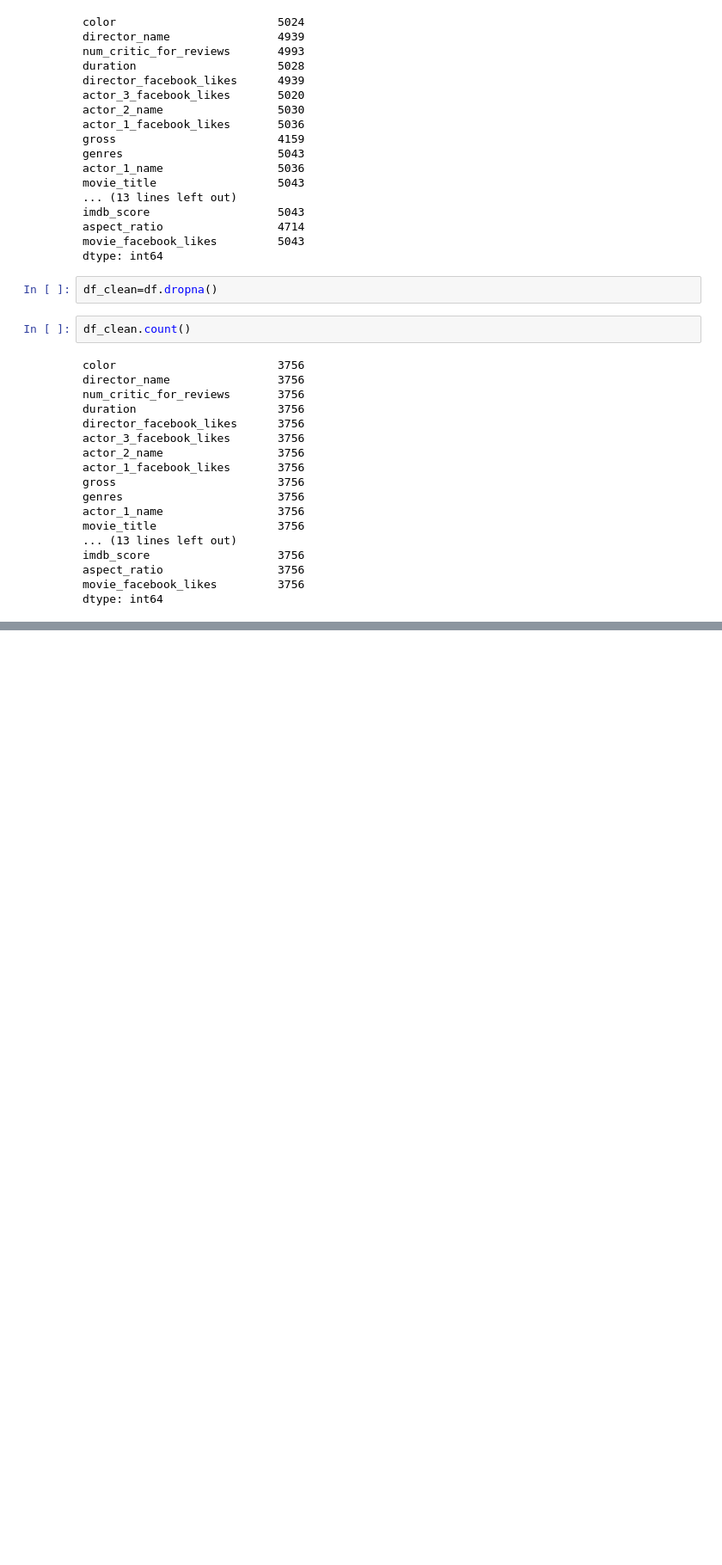
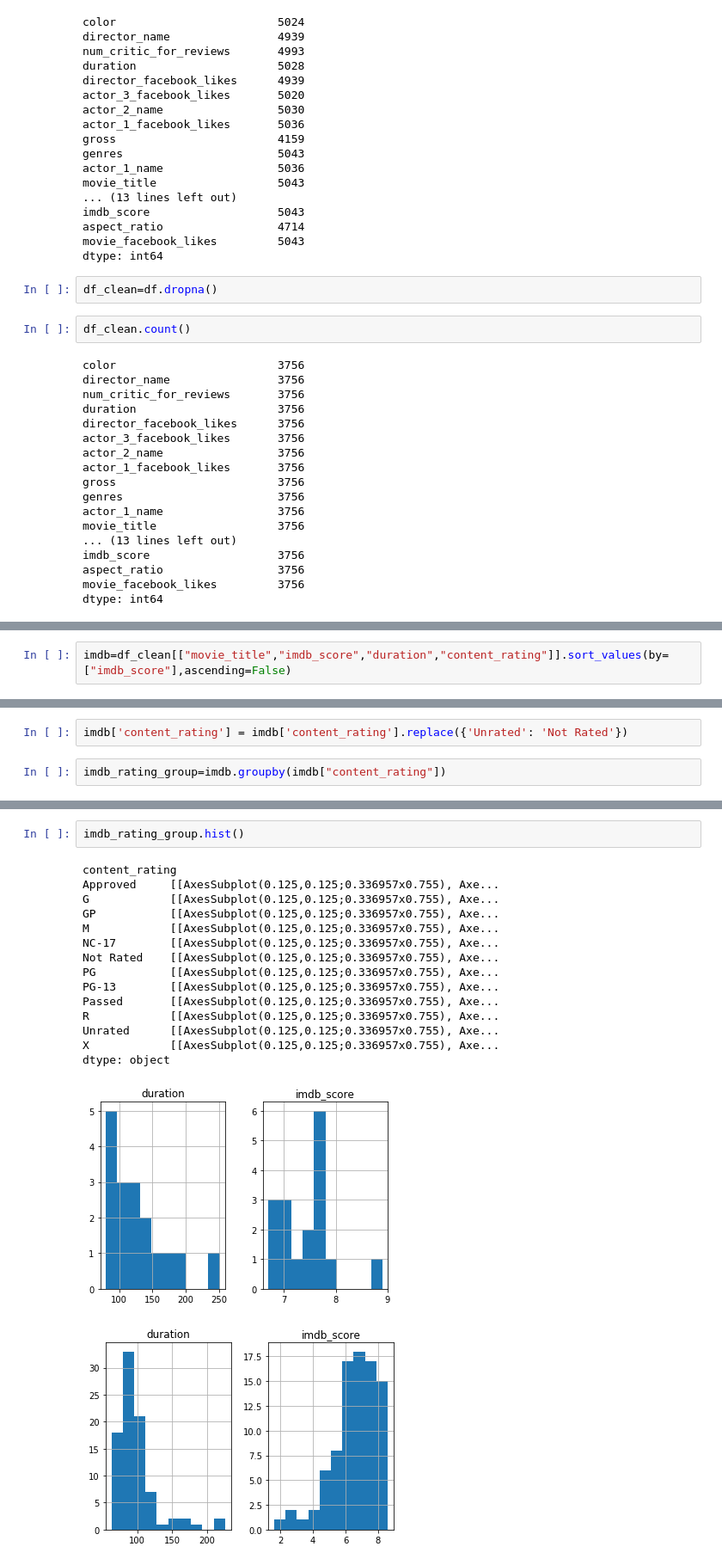
Before and after one commit to BrittanyClemmons/project_one, a Jupyter notebook: project_one_movie_analysis_leo.ipynb, the cells around one changed output, grey strips where cells are left out. Shown at 86% size. Drawn from its saved outputs; the diff is of its cells as text; blank space fills up the shorter version.

```diff
--- a/project_one_movie_analysis_leo.ipynb
+++ b/project_one_movie_analysis_leo.ipynb
@@ -70,0 +68,2 @@ AttributeError: module 'matplotlib' has no attribute 'pie'
+# %%
+imdb=df_clean[["movie_title","imdb_score","duration","content_rating"]].sort_values(by=["imdb_score"],ascending=False)
@@ -70,0 +85,4 @@ AttributeError: module 'matplotlib' has no attribute 'pie'
+# %%
+imdb['content_rating'] = imdb['content_rating'].replace({'Unrated': 'Not Rated'})
+# %%
+imdb_rating_group=imdb.groupby(imdb["content_rating"])
@@ -70,0 +109,19 @@ AttributeError: module 'matplotlib' has no attribute 'pie'
+# %%
+imdb_rating_group.hist()
+# %% [output]
+content_rating
+Approved     [[AxesSubplot(0.125,0.125;0.336957x0.755), Axe...
+G            [[AxesSubplot(0.125,0.125;0.336957x0.755), Axe...
+GP           [[AxesSubplot(0.125,0.125;0.336957x0.755), Axe...
+M            [[AxesSubplot(0.125,0.125;0.336957x0.755), Axe...
+NC-17        [[AxesSubplot(0.125,0.125;0.336957x0.755), Axe...
+Not Rated    [[AxesSubplot(0.125,0.125;0.336957x0.755), Axe...
+PG           [[AxesSubplot(0.125,0.125;0.336957x0.755), Axe...
+PG-13        [[AxesSubplot(0.125,0.125;0.336957x0.755), Axe...
+Passed       [[AxesSubplot(0.125,0.125;0.336957x0.755), Axe...
+R            [[AxesSubplot(0.125,0.125;0.336957x0.755), Axe...
+Unrated      [[AxesSubplot(0.125,0.125;0.336957x0.755), Axe...
+X            [[AxesSubplot(0.125,0.125;0.336957x0.755), Axe...
+dtype: object
+[figure, added]
+[figure, added]
```
Also changed, not shown: parts of 21 cells of this notebook.
